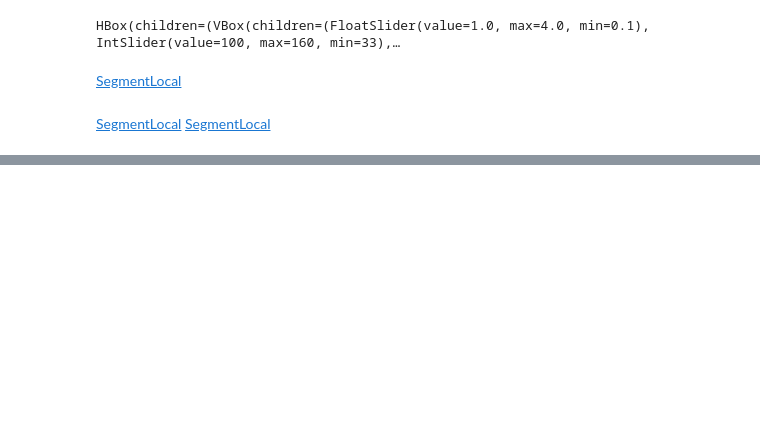
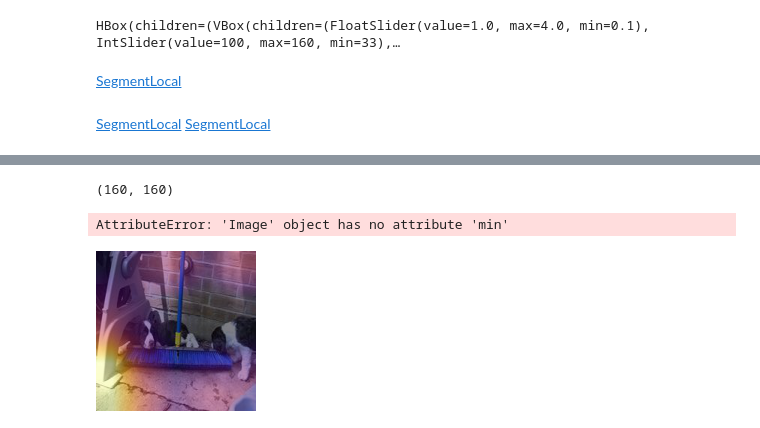
Before and after one commit to apstuff/augmentation-impact, a Jupyter notebook: notebooks/augmentation_control.ipynb, the cells around one changed output, grey strips where cells are left out. Drawn from its saved outputs; the diff is of its cells as text; code cells hidden in the pictures; blank space fills up the shorter version.

```diff
--- a/notebooks/augmentation_control.ipynb
+++ b/notebooks/augmentation_control.ipynb
@@ -211,0 +484,3 @@ HBox(children=(VBox(children=(FloatSlider(value=1.0, max=4.0, min=0.1), IntSlide
+# %%
+model = torch.hub.load('pytorch/vision:v0.6.0', 'resnet34', pretrained=True)
+model.eval()
@@ -211,0 +530,31 @@ HBox(children=(VBox(children=(FloatSlider(value=1.0, max=4.0, min=0.1), IntSlide
+# %%
+device = 'cpu'
+use_cuda = True if device == 'cuda' else False
+# %%
+img.shape
+# %% [output]
+(160, 160)
+# %%
+imresize(img,(30,30))
+# %% [output]
+AttributeError: 'Image' object has no attribute 'min'
+# %%
+#model = models.resnet50(pretrained=True)
+grad_cam = GradCam(model=model, feature_module=model.layer4, \
+                   target_layer_names=["2"], use_cuda=use_cuda)
+
+#img = cv2.imread(args.image_path, 1)
+#img = np.float32(cv2.resize(img, (224, 224))) / 255
+input = preprocess_image(np.float32(img))
+
+# If None, returns the map for the highest scoring category.
+# Otherwise, targets the requested index.
+target_index = None
+mask = grad_cam(input, target_index)
+# %%
+mask = grad_cam(input,None)
+heatmap = arr_to_img(mask,cmap='inferno')
+cam = np.float32(img)+np.float32(heatmap)
+arr_to_img(cam)
+# %% [output]
+[figure, added]
```
Also changed, not shown: parts of 19 cells of this notebook, 1 other file.
